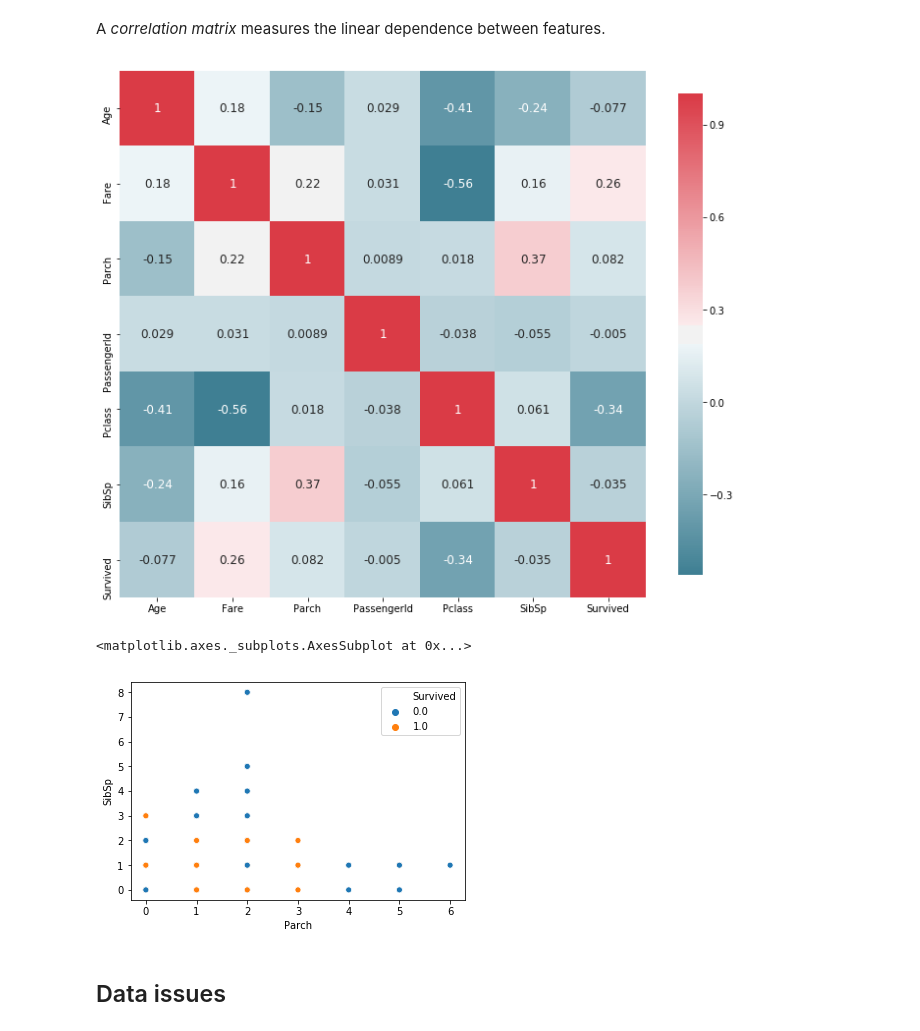
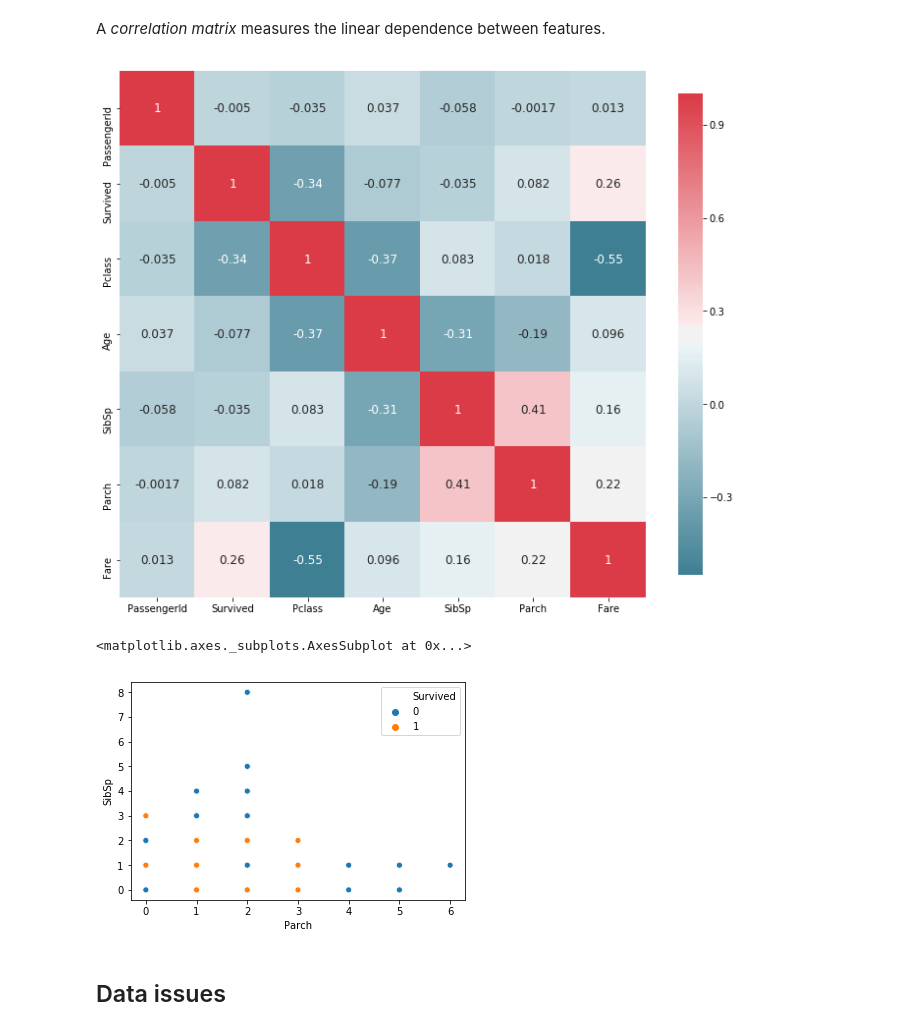
Before and after one commit to defvol/datasci-flow, a Jupyter notebook: eda.ipynb, the cells around one changed output. Saved outputs shown, nothing was run; the diff lists cells and outputs as text; code cells hidden in the pictures.

Commit message:
Replace df for titanic (train_set)
As it is column complete

```diff
--- a/eda.ipynb
+++ b/eda.ipynb
@@ -17,7 +17,8 @@ Dataset loading
 train_df = pd.read_csv('./data/titanic/train.csv')
 test_df = pd.read_csv('./data/titanic/test.csv')
 
-df = train_df.append(test_df, ignore_index = True)
+full = train_df.append(test_df, ignore_index = True)
+titanic = train_df
 # %% [markdown]
 Visualization helpers
 # %%
@@ -229,14 +230,14 @@ Correlation between (x, y)
 # %% [markdown]
 A _correlation matrix_ measures the linear dependence between features.
 # %%
-plot_correlation_map(df)
+plot_correlation_map(titanic)
 # %% [output]
-[figure, old version]
+[figure, new version]
 # %%
-sns.scatterplot(x="Parch", y="SibSp", hue="Survived", data=df)
+sns.scatterplot(x="Parch", y="SibSp", hue="Survived", data=titanic)
 # %% [output]
 <matplotlib.axes._subplots.AxesSubplot at 0x...>
-[figure, old version]
+[figure, new version]
 # %% [markdown]
 ## Data issues
 # %% [markdown]
```
Also changed, not shown: parts of 15 cells of this notebook.
